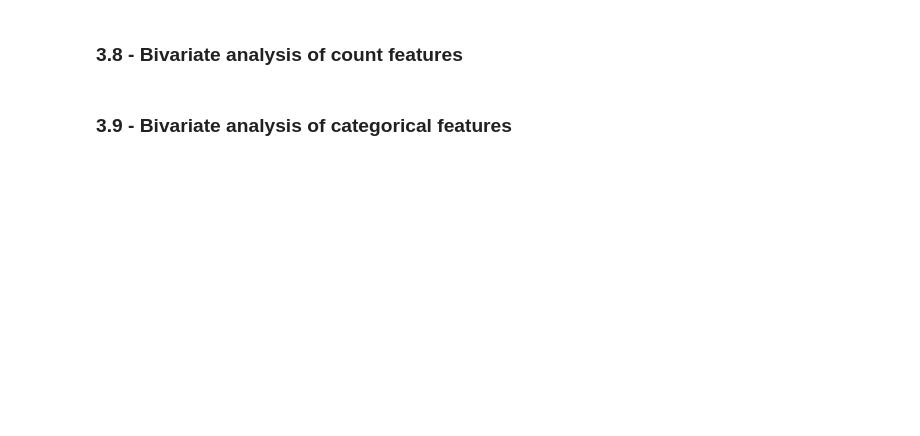
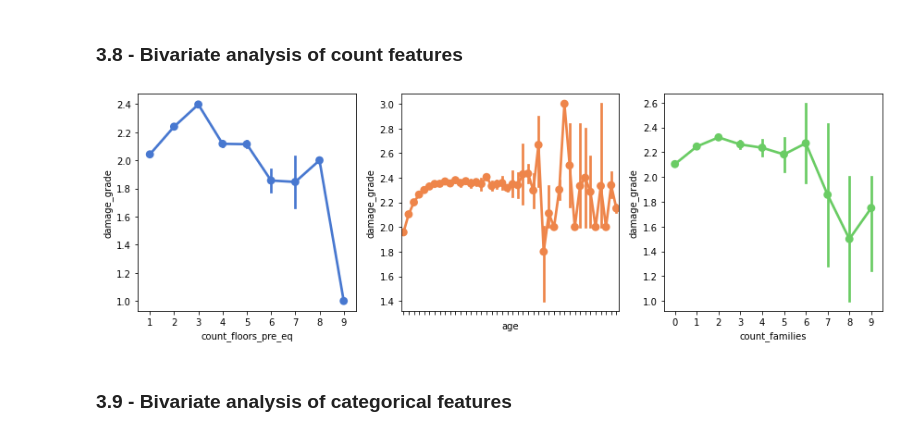
Before and after one commit to patohdzs/datadventures, a Jupyter notebook: how-bad-did-it-shake/earthquakes.ipynb, the cells around one changed output. Drawn from its saved outputs; the diff is of its cells as text; code cells hidden in the pictures; blank space fills up the shorter version.

```diff
--- a/how-bad-did-it-shake/earthquakes.ipynb
+++ b/how-bad-did-it-shake/earthquakes.ipynb
@@ -339,4 +364,18 @@ plt.tight_layout()
 # %% [markdown]
 ### 3.8 - Bivariate analysis of count features
+# %%
+# Plotting mean ln(1+SalePrice) for discrete features
+fig, axs = plt.subplots(1, 3)
+fig.set_size_inches(12, 4)
+for i in range(len(count_feats)):
+    p = sns.pointplot(x=data[count_feats].iloc[:, i].dropna(),
+                      y=data['damage_grade'],
+                      ax=axs[i % 3],
+                      color=standard_palette[i])
+    if i in [1]:
+        p.set(xticklabels=[])
+plt.tight_layout()
+# %% [output]
+[figure, added]
 # %% [markdown]
 ### 3.9 - Bivariate analysis of categorical features
```
Also changed, not shown: parts of 3 cells of this notebook.
